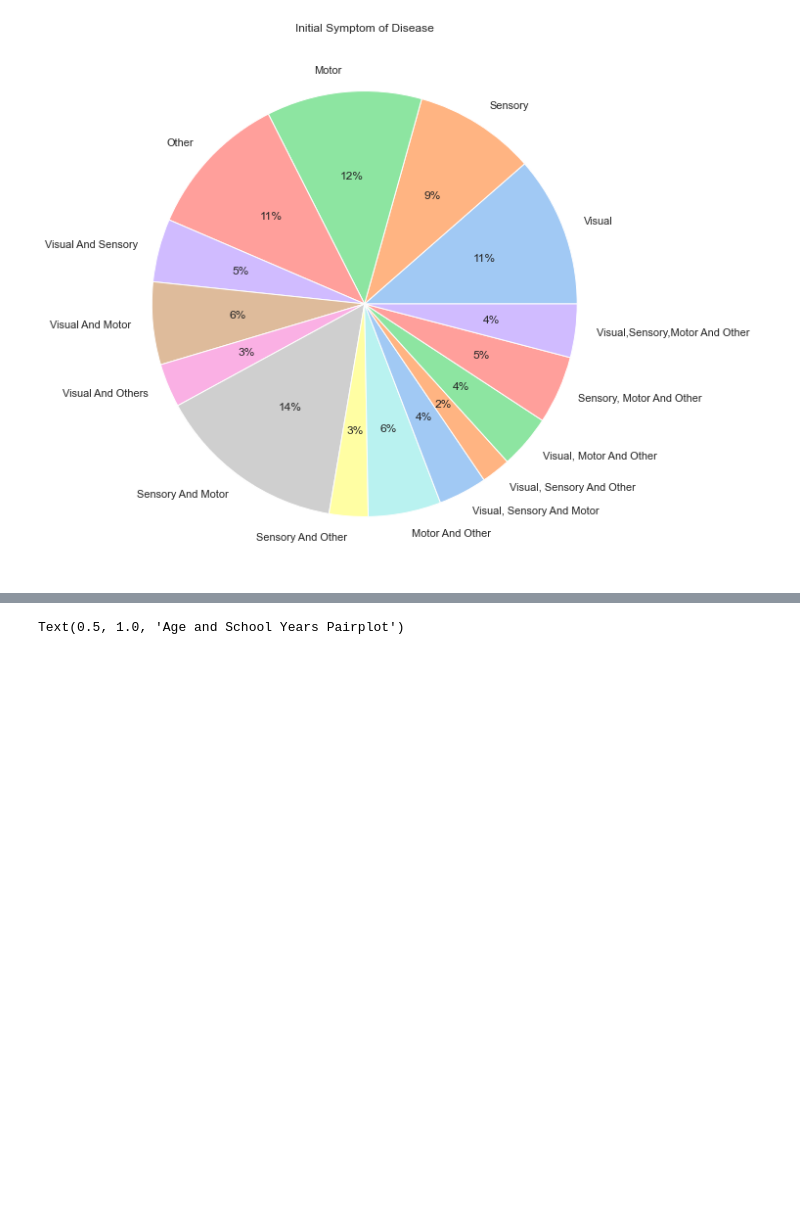
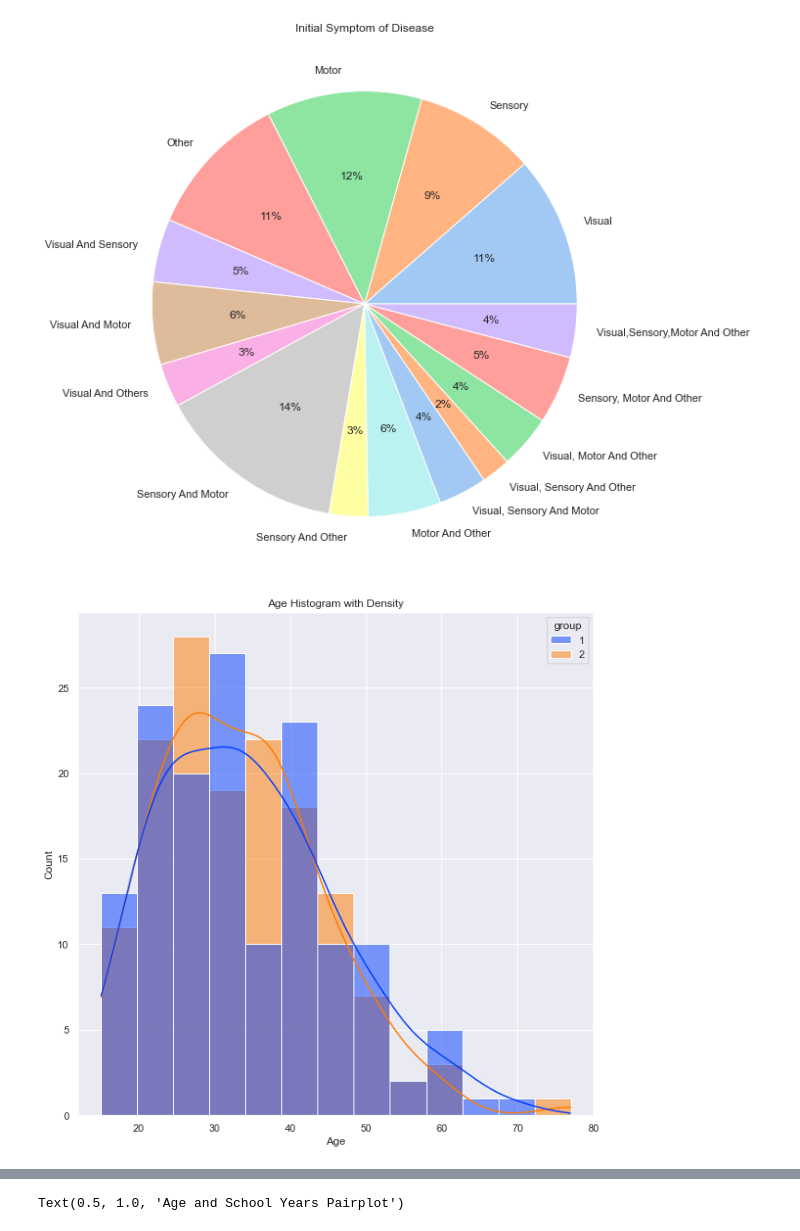
Before and after one commit to rdtfhrtm/MultipleSclerosisPrediction, a Jupyter notebook: Multiple Scolerosis Prediction.ipynb, the cells around one changed output, grey strips where cells are left out. Drawn from its saved outputs; the diff is of its cells as text; code cells hidden in the pictures; blank space fills up the shorter version.

```diff
--- a/Multiple Scolerosis Prediction.ipynb
+++ b/Multiple Scolerosis Prediction.ipynb
@@ -228,4 +228,12 @@ plt.title('Initial Symptom of Disease')
 plt.show();
 # %% [output]
 [figure]
+# %%
+sns.histplot(data=df, x="Age",hue="group",palette="bright", kde=True)
+plt.title('Age Histogram with Density')
+plt.legend(title='Disease Group', loc='upper right', labels=categories)
+plt.show()
+plt.show()
+# %% [output]
+[figure, added]
 # %%
```
Also changed, not shown: parts of 2 cells of this notebook.
